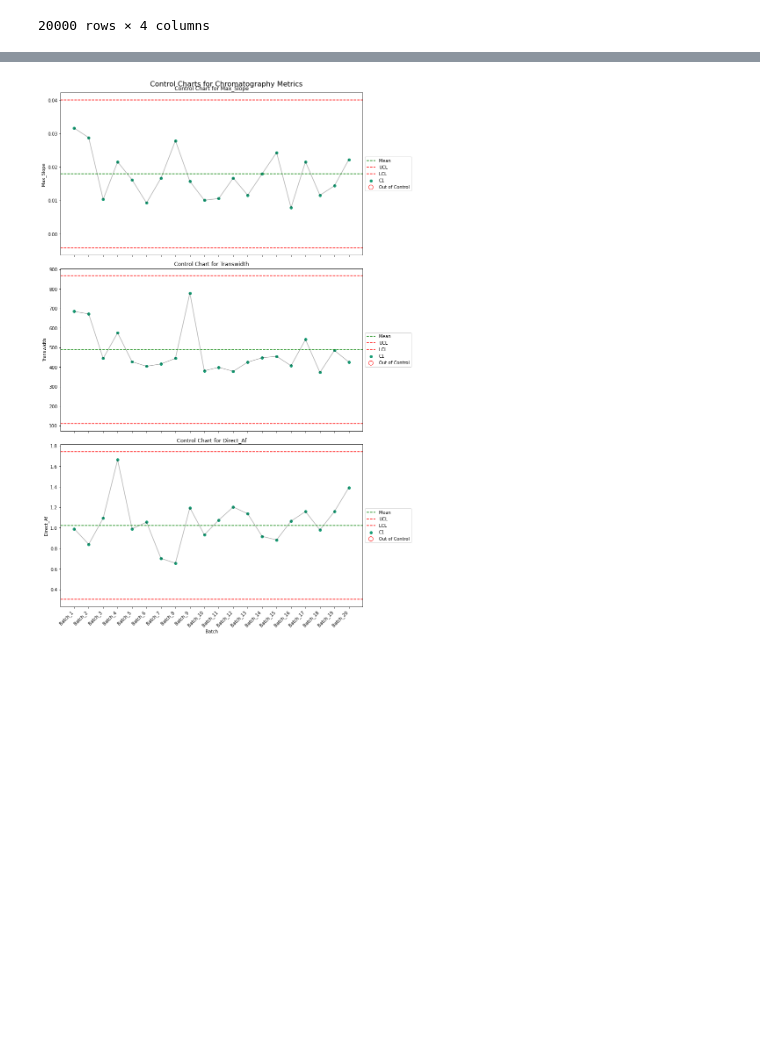
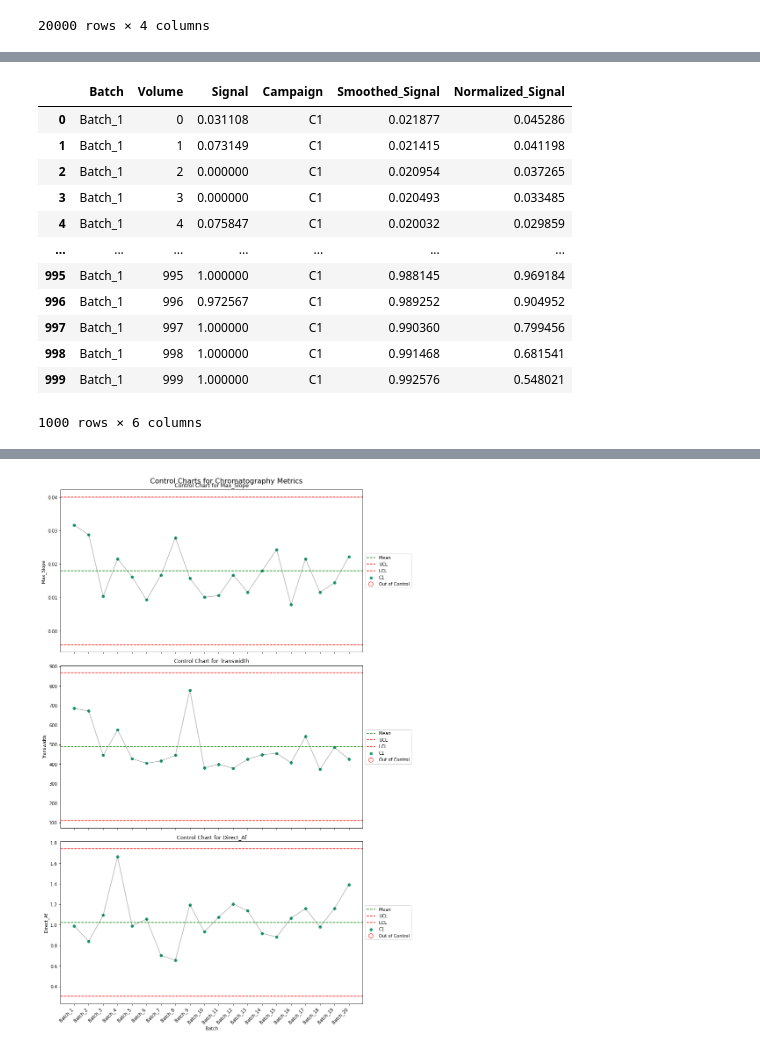
Before and after one commit to vincentgaul/direct_transitional_analysis, a Jupyter notebook: TA.ipynb, the cells around one changed output, grey strips where cells are left out. Drawn from its saved outputs; the diff is of its cells as text; code cells hidden in the pictures; blank space fills up the shorter version.

```diff
--- a/TA.ipynb
+++ b/TA.ipynb
@@ -45,0 +58,16 @@ df_final
+# %%
+df_smooth[df_smooth["Batch"] == "Batch_1"]
+# %% [output]
+|  | Batch | Volume | Signal | Campaign | Smoothed_Signal | Normalized_Signal |
+| 0 | Batch_1 | 0 | 0.031108 | C1 | 0.021877 | 0.045286 |
+| 1 | Batch_1 | 1 | 0.073149 | C1 | 0.021415 | 0.041198 |
+| 2 | Batch_1 | 2 | 0.000000 | C1 | 0.020954 | 0.037265 |
+| 3 | Batch_1 | 3 | 0.000000 | C1 | 0.020493 | 0.033485 |
+| 4 | Batch_1 | 4 | 0.075847 | C1 | 0.020032 | 0.029859 |
+| ... | ... | ... | ... | ... | ... | ... |
+| 995 | Batch_1 | 995 | 1.000000 | C1 | 0.988145 | 0.969184 |
+| 996 | Batch_1 | 996 | 0.972567 | C1 | 0.989252 | 0.904952 |
+| 997 | Batch_1 | 997 | 1.000000 | C1 | 0.990360 | 0.799456 |
+| 998 | Batch_1 | 998 | 1.000000 | C1 | 0.991468 | 0.681541 |
+| 999 | Batch_1 | 999 | 1.000000 | C1 | 0.992576 | 0.548021 |
+1000 rows × 6 columns
```
Also changed, not shown: parts of 7 cells of this notebook, 2 other files.
